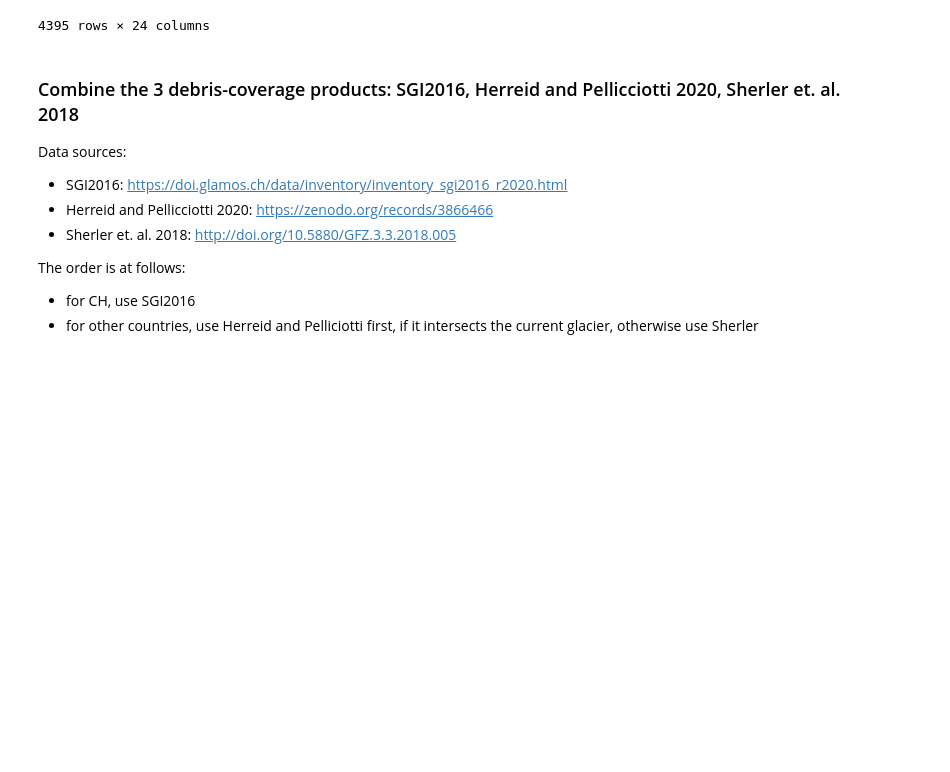
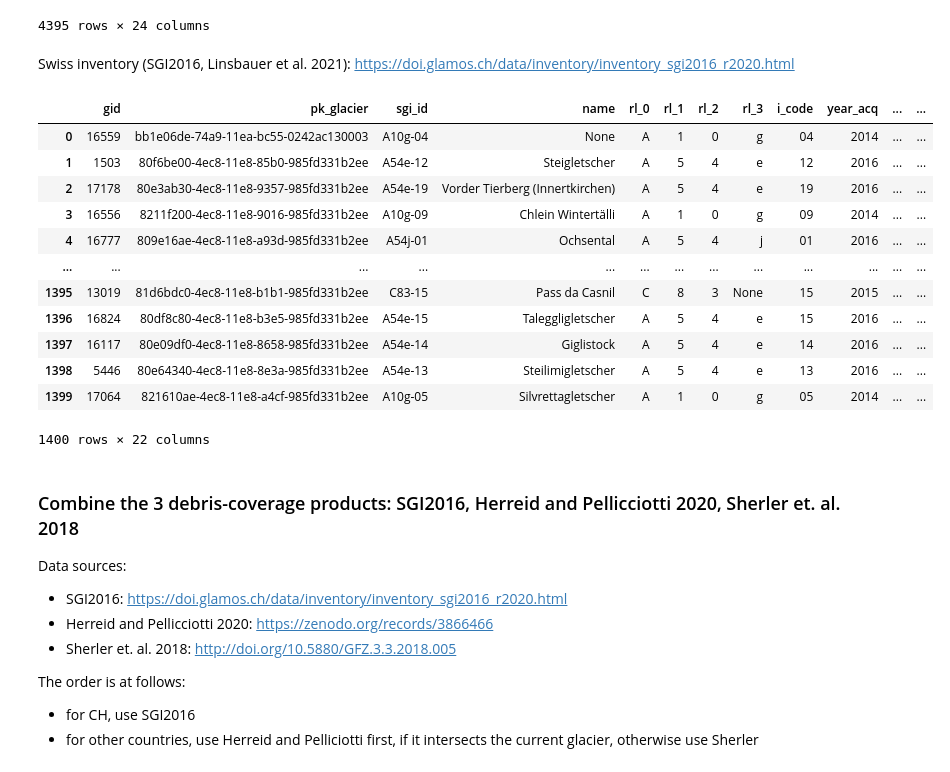
Before and after one commit to dcodrut/dl4gam_alps, a Jupyter notebook: notebooks/process_outlines.ipynb, the cells around one changed output. Cells and saved outputs as stored; diff of their text form; code cells hidden in the pictures; blank space fills up the shorter version.

```diff
--- a/notebooks/process_outlines.ipynb
+++ b/notebooks/process_outlines.ipynb
@@ -41,6 +41,36 @@ s2_gdf
 | 4393 | 4393 | 46.7723 | 10.82570 | 0.070869 | 3239.04 | 3383.04 | 3315.39 | 3320 | 21.5402 | 166.5850 | ... |
 | 4394 | 4394 | 46.8475 | 10.15920 | 0.117551 | 2940.04 | 3061.04 | 3000.63 | 2997 | 16.9070 | 88.3793 | ... |
 4395 rows × 24 columns
+# %% [markdown]
+Swiss inventory (SGI2016, Linsbauer et al. 2021): https://doi.glamos.ch/data/inventory/inventory_sgi2016_r2020.html
+# %%
+fp_raw = Path('../data/data_gmb/glamos/inventory_sgi2016_r2020/SGI_2016_glaciers.shp')
+sgi_gdf = gpd.read_file(fp_raw)
+sgi_gdf['gid'] = sgi_gdf['gid'].astype(int)
+sgi_gdf = sgi_gdf.rename(columns={'sgi-id': 'sgi_id'})
+sgi_gdf['entry_id'] = sgi_gdf['sgi_id']
+sgi_gdf['entry_id_i'] = sgi_gdf['gid']
+
+# export
+fp_out = Path(f"../data/outlines/sgi2016/{fp_raw.name}")
+fp_out.parent.mkdir(parents=True, exist_ok=True)
+sgi_gdf.to_file(fp_out)
+
+sgi_gdf
+# %% [output]
+|  | gid | pk_glacier | sgi_id | name | rl_0 | rl_1 | rl_2 | rl_3 | i_code | year_acq | ... | ... |
+| 0 | 16559 | bb1e06de-74a9-11ea-bc55-0242ac130003 | A10g-04 | None | A | 1 | 0 | g | 04 | 2014 | ... | ... |
+| 1 | 1503 | 80f6be00-4ec8-11e8-85b0-985fd331b2ee | A54e-12 | Steigletscher | A | 5 | 4 | e | 12 | 2016 | ... | ... |
+| 2 | 17178 | 80e3ab30-4ec8-11e8-9357-985fd331b2ee | A54e-19 | Vorder Tierberg (Innertkirchen) | A | 5 | 4 | e | 19 | 2016 | ... | ... |
+| 3 | 16556 | 8211f200-4ec8-11e8-9016-985fd331b2ee | A10g-09 | Chlein Wintertälli | A | 1 | 0 | g | 09 | 2014 | ... | ... |
+| 4 | 16777 | 809e16ae-4ec8-11e8-a93d-985fd331b2ee | A54j-01 | Ochsental | A | 5 | 4 | j | 01 | 2016 | ... | ... |
+| ... | ... | ... | ... | ... | ... | ... | ... | ... | ... | ... | ... | ... |
+| 1395 | 13019 | 81d6bdc0-4ec8-11e8-b1b1-985fd331b2ee | C83-15 | Pass da Casnil | C | 8 | 3 | None | 15 | 2015 | ... | ... |
+| 1396 | 16824 | 80df8c80-4ec8-11e8-b3e5-985fd331b2ee | A54e-15 | Taleggligletscher | A | 5 | 4 | e | 15 | 2016 | ... | ... |
+| 1397 | 16117 | 80e09df0-4ec8-11e8-8658-985fd331b2ee | A54e-14 | Giglistock | A | 5 | 4 | e | 14 | 2016 | ... | ... |
+| 1398 | 5446 | 80e64340-4ec8-11e8-8e3a-985fd331b2ee | A54e-13 | Steilimigletscher | A | 5 | 4 | e | 13 | 2016 | ... | ... |
+| 1399 | 17064 | 821610ae-4ec8-11e8-a4cf-985fd331b2ee | A10g-05 | Silvrettagletscher | A | 1 | 0 | g | 05 | 2014 | ... | ... |
+1400 rows × 22 columns
 # %% [markdown]
 ### Combine the 3 debris-coverage products: SGI2016, Herreid and Pellicciotti 2020, Sherler et. al. 2018
 
```
Also changed, not shown: parts of 1 cell of this notebook.
